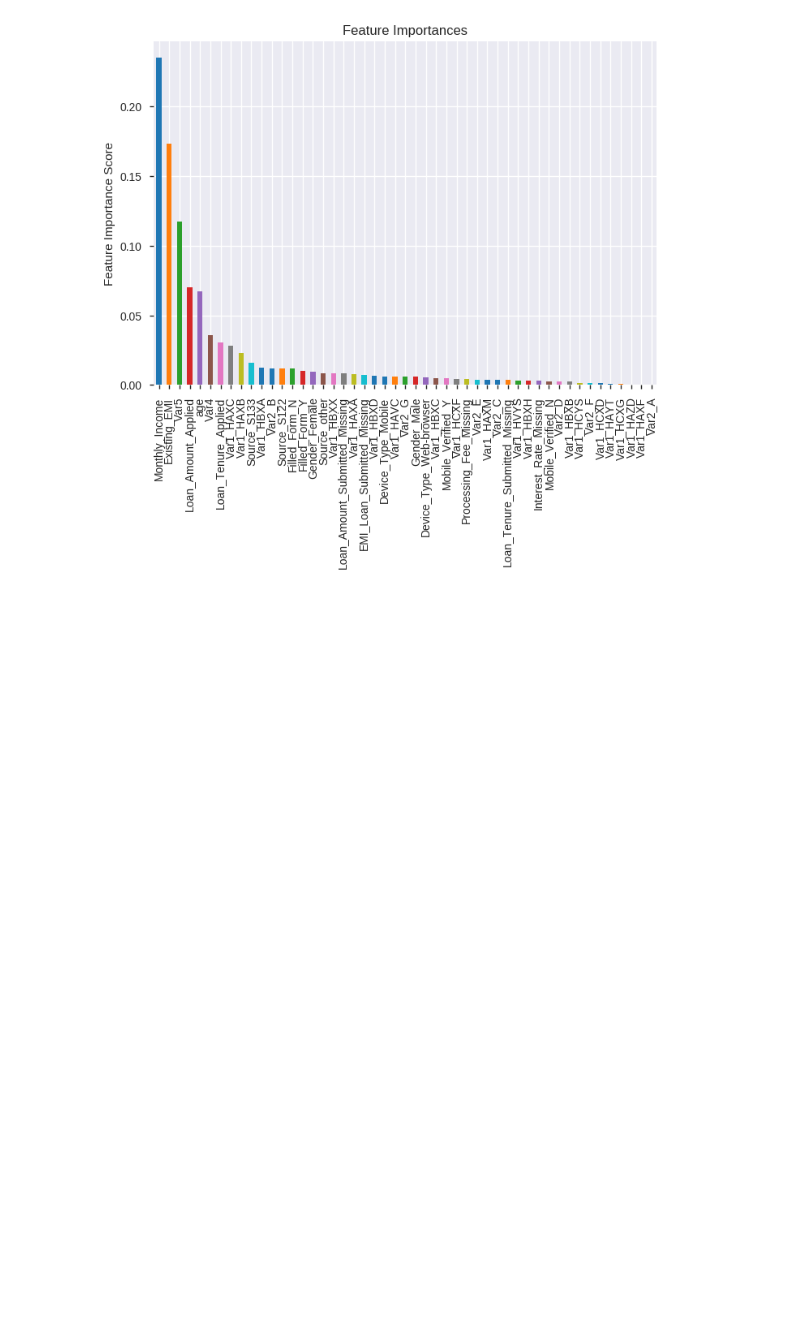
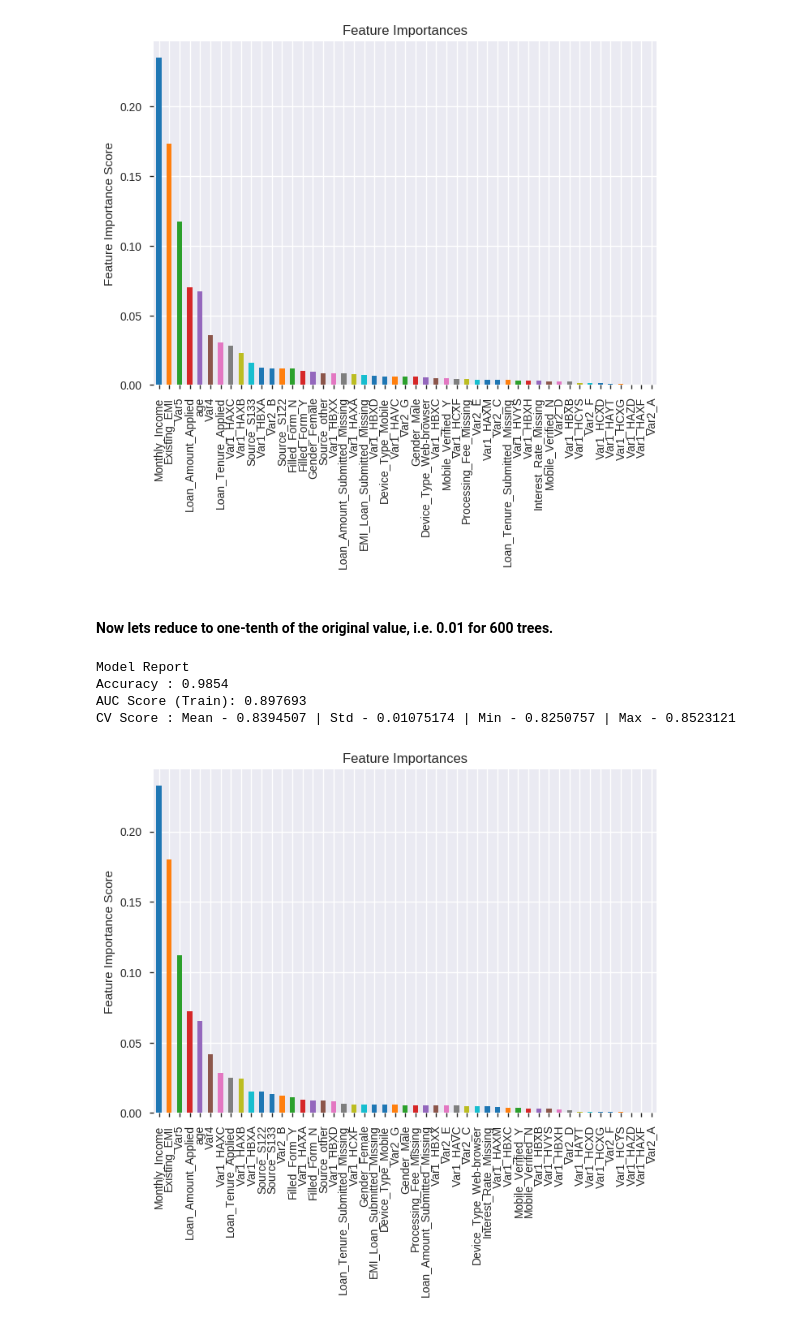
Before and after one commit to ds-suyog/Machine_Learning_with_Python, a Jupyter notebook: gbm_parameter-tuning_avhackathonx3.ipynb, the cells around one changed output. Saved outputs shown, nothing was run; the diff lists cells and outputs as text; code cells hidden in the pictures; blank space fills up the shorter version.

```diff
--- a/gbm_parameter-tuning_avhackathonx3.ipynb
+++ b/gbm_parameter-tuning_avhackathonx3.ipynb
@@ -820,3 +820,15 @@ Accuracy : 0.9854
 AUC Score (Train): 0.895346
 CV Score : Mean - 0.8410892 | Std - 0.0098848 | Min - 0.8294591 | Max - 0.8546049
 [figure]
+# %% [markdown]
+#### Now lets reduce to one-tenth of the original value, i.e. 0.01 for 600 trees.
+# %%
+predictors = [x for x in train.columns if x not in [target, IDcol]]
+gbm_tuned_2 = GradientBoostingClassifier(learning_rate=0.01, n_estimators=600,max_depth=9, min_samples_split=1400,min_samples_leaf=60, subsample=0.85, random_state=10, max_features=7)
+modelfit(gbm_tuned_2, train, predictors)
+# %% [output]
+Model Report
+Accuracy : 0.9854
+AUC Score (Train): 0.897693
+CV Score : Mean - 0.8394507 | Std - 0.01075174 | Min - 0.8250757 | Max - 0.8523121
+[figure, added]
```
